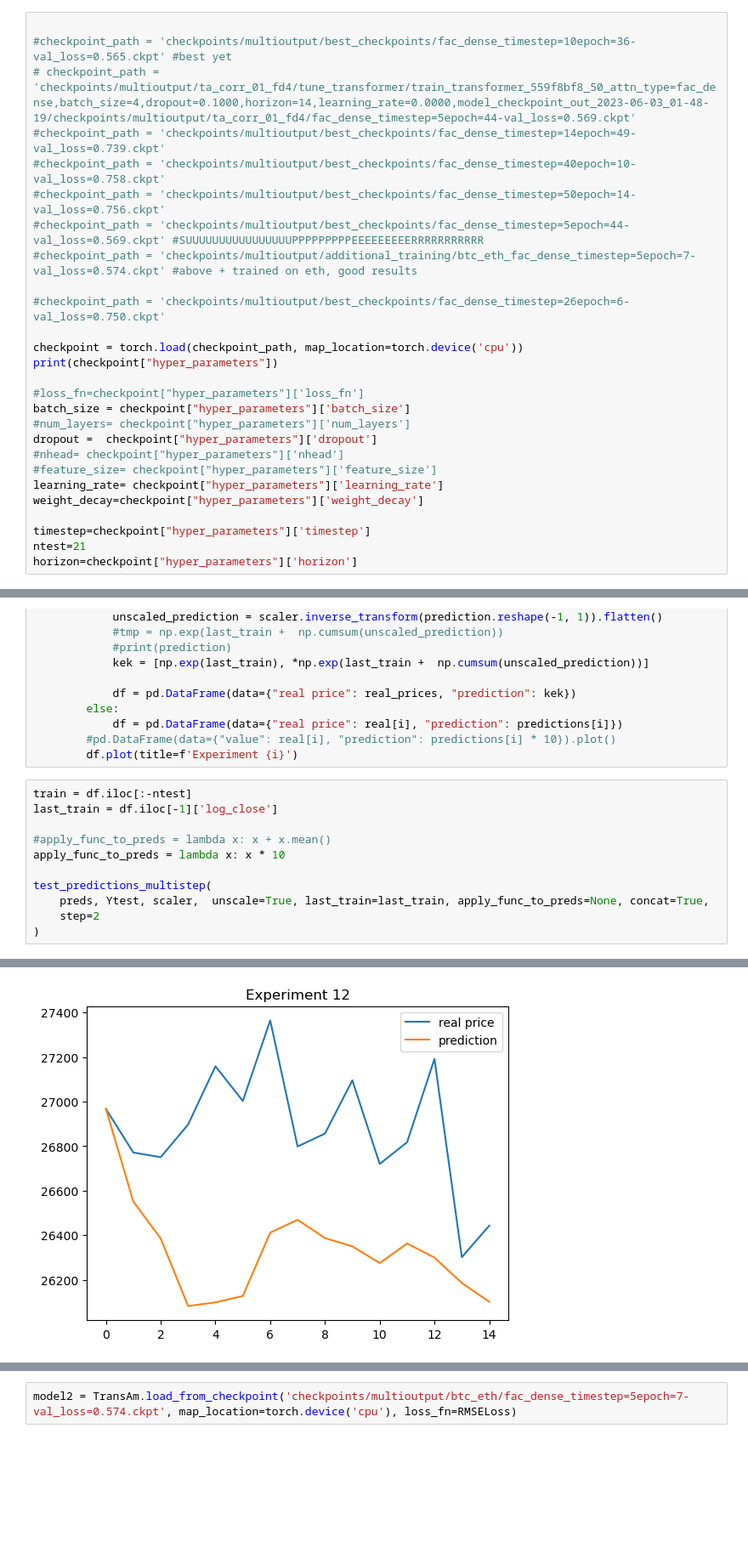
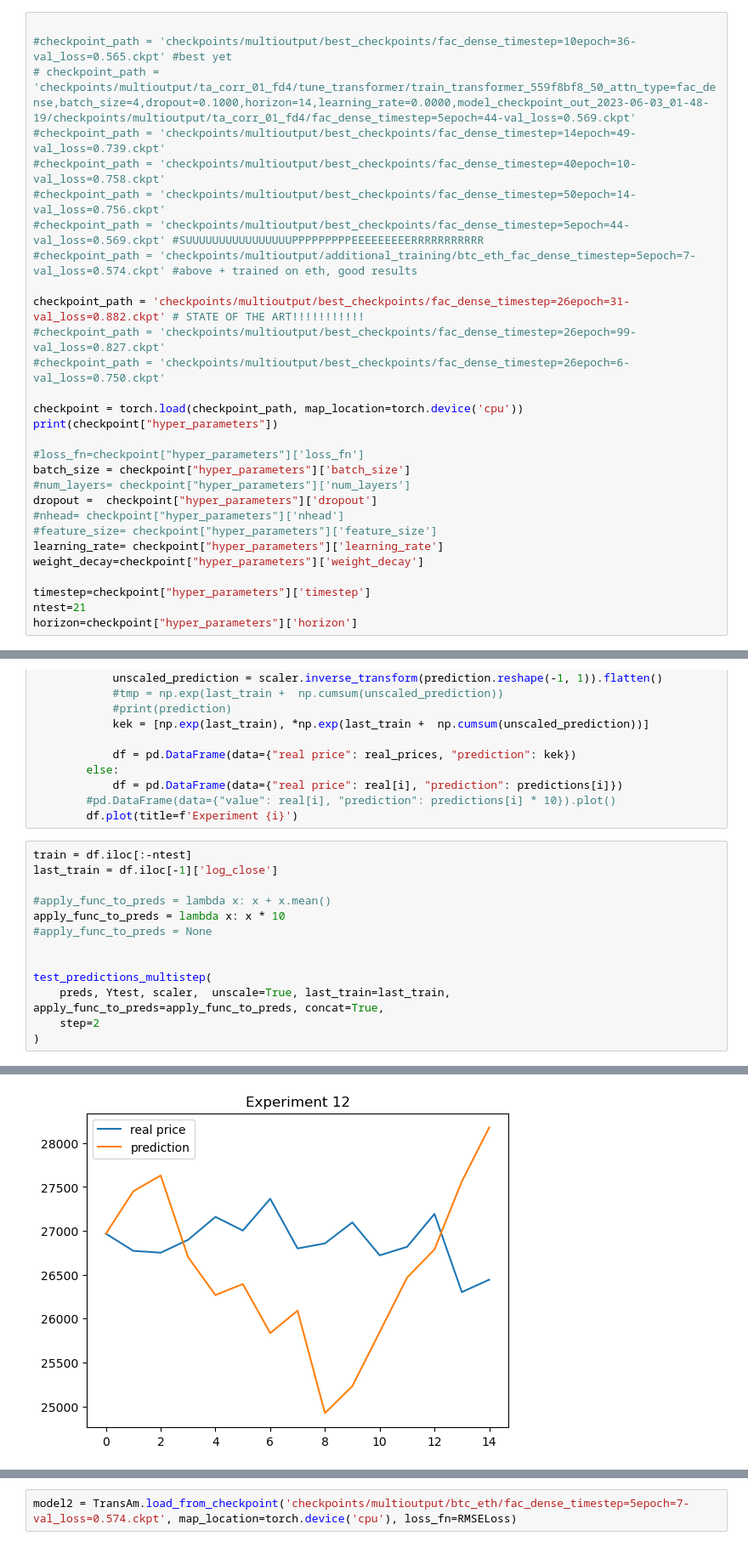
Before and after one commit to d1vory/Bitcoin-Price-Prediction, a Jupyter notebook: models/transformer/transformer_test.ipynb, the cells around one changed output, grey strips where cells are left out. Shown at 85% size. Cells and saved outputs as stored; diff of their text form; blank space fills up the shorter version.

```diff
--- a/models/transformer/transformer_test.ipynb
+++ b/models/transformer/transformer_test.ipynb
@@ -62,6 +67,8 @@ df
 #checkpoint_path = 'checkpoints/multioutput/best_checkpoints/fac_dense_timestep=5epoch=44-val_loss=0.569.ckpt' #SUUUUUUUUUUUUUUUUPPPPPPPPPEEEEEEEEERRRRRRRRRRR
 #checkpoint_path = 'checkpoints/multioutput/additional_training/btc_eth_fac_dense_timestep=5epoch=7-val_loss=0.574.ckpt' #above + trained on eth, good results
 
+checkpoint_path = 'checkpoints/multioutput/best_checkpoints/fac_dense_timestep=26epoch=31-val_loss=0.882.ckpt' # STATE OF THE ART!!!!!!!!!!!
+#checkpoint_path = 'checkpoints/multioutput/best_checkpoints/fac_dense_timestep=26epoch=99-val_loss=0.827.ckpt'
 #checkpoint_path = 'checkpoints/multioutput/best_checkpoints/fac_dense_timestep=26epoch=6-val_loss=0.750.ckpt'
 
 checkpoint = torch.load(checkpoint_path, map_location=torch.device('cpu'))
@@ -155,9 +174,11 @@ last_train = df.iloc[-1]['log_close']
 
 #apply_func_to_preds = lambda x: x + x.mean()
 apply_func_to_preds = lambda x: x * 10
+#apply_func_to_preds = None
+
 
 test_predictions_multistep(
-    preds, Ytest, scaler,  unscale=True, last_train=last_train, apply_func_to_preds=None, concat=True,
+    preds, Ytest, scaler,  unscale=True, last_train=last_train, apply_func_to_preds=apply_func_to_preds, concat=True,
     step=2
 )
 # %% [output]
@@ -170 +191 @@ test_predictions_multistep(
-[figure, old version]
+[figure, new version]
```
Also changed, not shown: parts of 6 cells of this notebook, 3 other files.
